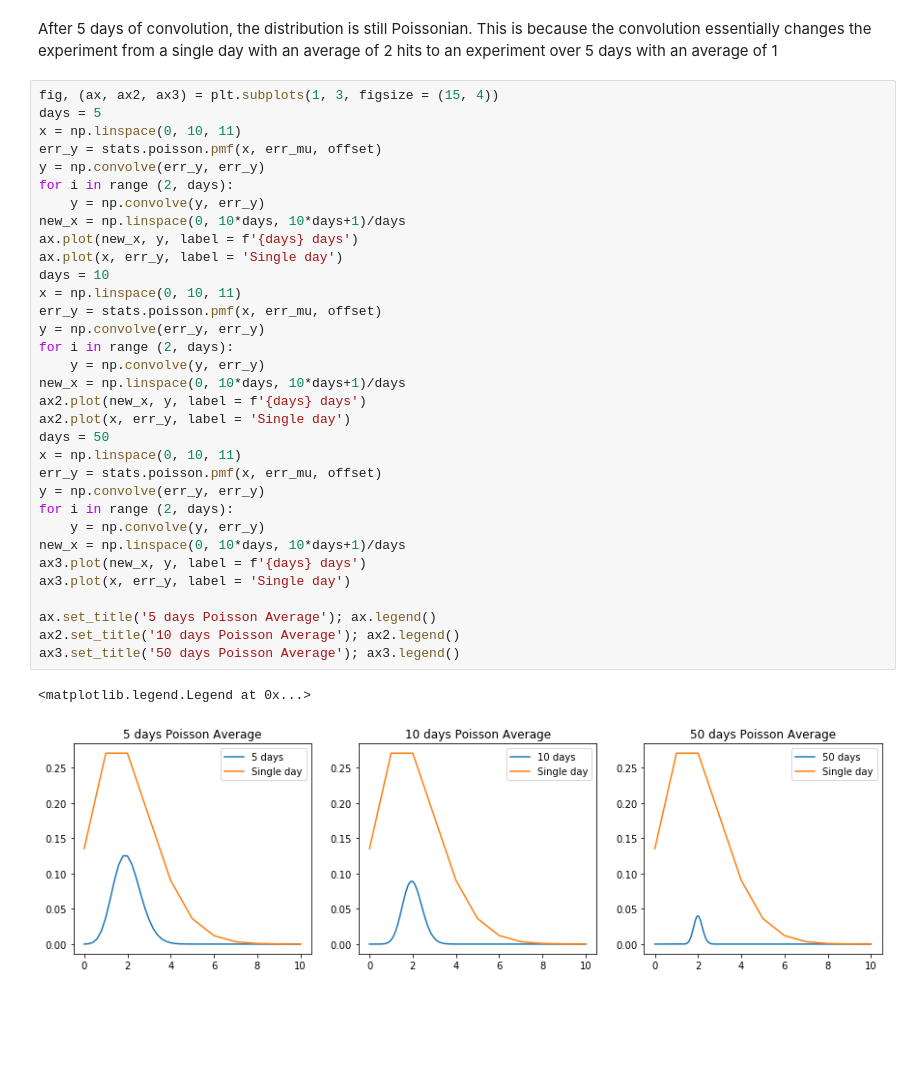
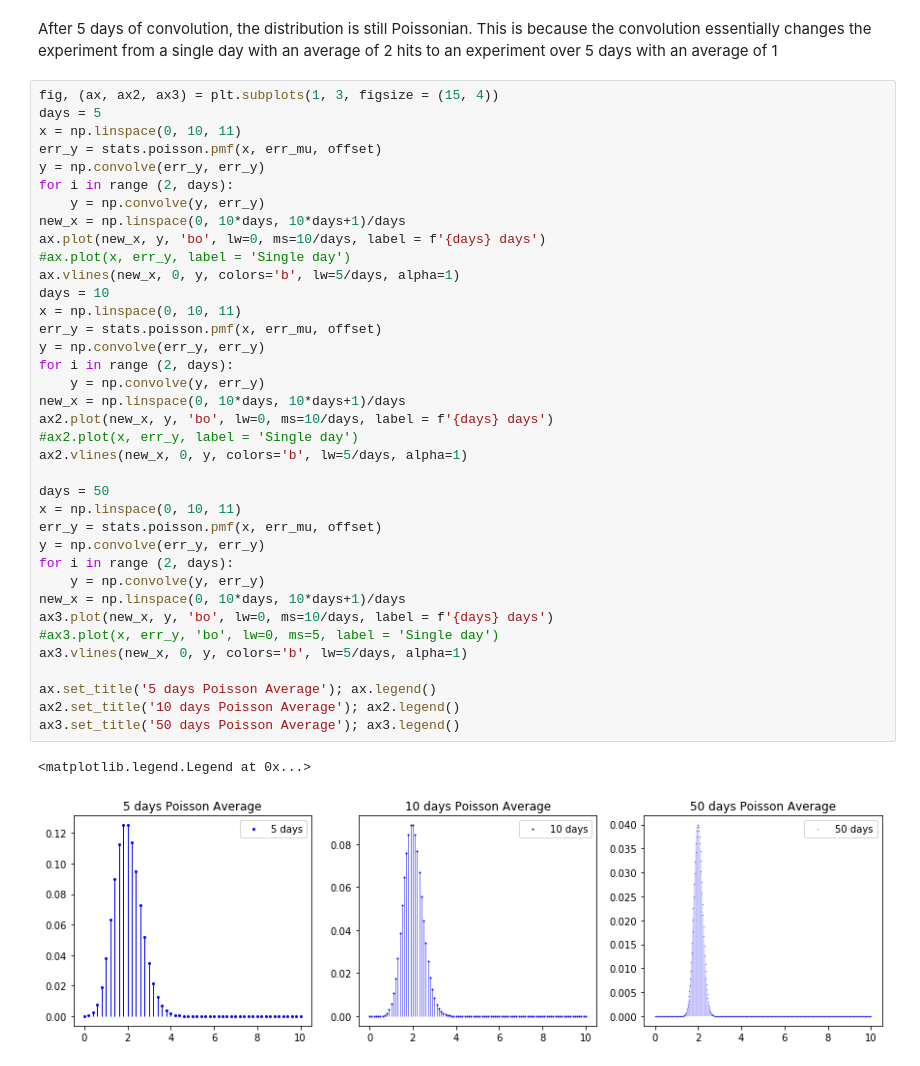
Before and after one commit to maverickmillican/Phys_434_Millican, a Jupyter notebook: Lab2_Millican.ipynb, the cells around one changed output. Saved outputs shown, nothing was run; the diff lists cells and outputs as text; blank space fills up the shorter version.

```diff
--- a/Lab2_Millican.ipynb
+++ b/Lab2_Millican.ipynb
@@ -62,36 +65,40 @@ After 5 days of convolution, the distribution is still Poissonian. This is becau
 # %%
 fig, (ax, ax2, ax3) = plt.subplots(1, 3, figsize = (15, 4))
 days = 5
 x = np.linspace(0, 10, 11)
 err_y = stats.poisson.pmf(x, err_mu, offset)
 y = np.convolve(err_y, err_y)
 for i in range (2, days):
     y = np.convolve(y, err_y)
 new_x = np.linspace(0, 10*days, 10*days+1)/days
-ax.plot(new_x, y, label = f'{days} days')
-ax.plot(x, err_y, label = 'Single day')
+ax.plot(new_x, y, 'bo', lw=0, ms=10/days, label = f'{days} days')
+#ax.plot(x, err_y, label = 'Single day')
+ax.vlines(new_x, 0, y, colors='b', lw=5/days, alpha=1)
 days = 10
 x = np.linspace(0, 10, 11)
 err_y = stats.poisson.pmf(x, err_mu, offset)
 y = np.convolve(err_y, err_y)
 for i in range (2, days):
     y = np.convolve(y, err_y)
 new_x = np.linspace(0, 10*days, 10*days+1)/days
-ax2.plot(new_x, y, label = f'{days} days')
-ax2.plot(x, err_y, label = 'Single day')
+ax2.plot(new_x, y, 'bo', lw=0, ms=10/days, label = f'{days} days')
+#ax2.plot(x, err_y, label = 'Single day')
+ax2.vlines(new_x, 0, y, colors='b', lw=5/days, alpha=1)
+
 days = 50
 x = np.linspace(0, 10, 11)
 err_y = stats.poisson.pmf(x, err_mu, offset)
 y = np.convolve(err_y, err_y)
 for i in range (2, days):
     y = np.convolve(y, err_y)
 new_x = np.linspace(0, 10*days, 10*days+1)/days
-ax3.plot(new_x, y, label = f'{days} days')
-ax3.plot(x, err_y, label = 'Single day')
+ax3.plot(new_x, y, 'bo', lw=0, ms=10/days, label = f'{days} days')
+#ax3.plot(x, err_y, 'bo', lw=0, ms=5, label = 'Single day')
+ax3.vlines(new_x, 0, y, colors='b', lw=5/days, alpha=1)
 
 ax.set_title('5 days Poisson Average'); ax.legend()
 ax2.set_title('10 days Poisson Average'); ax2.legend()
 ax3.set_title('50 days Poisson Average'); ax3.legend()
 # %% [output]
 <matplotlib.legend.Legend at 0x...>
-[figure, old version]
+[figure, new version]
```
Also changed, not shown: parts of 1 cell of this notebook.
